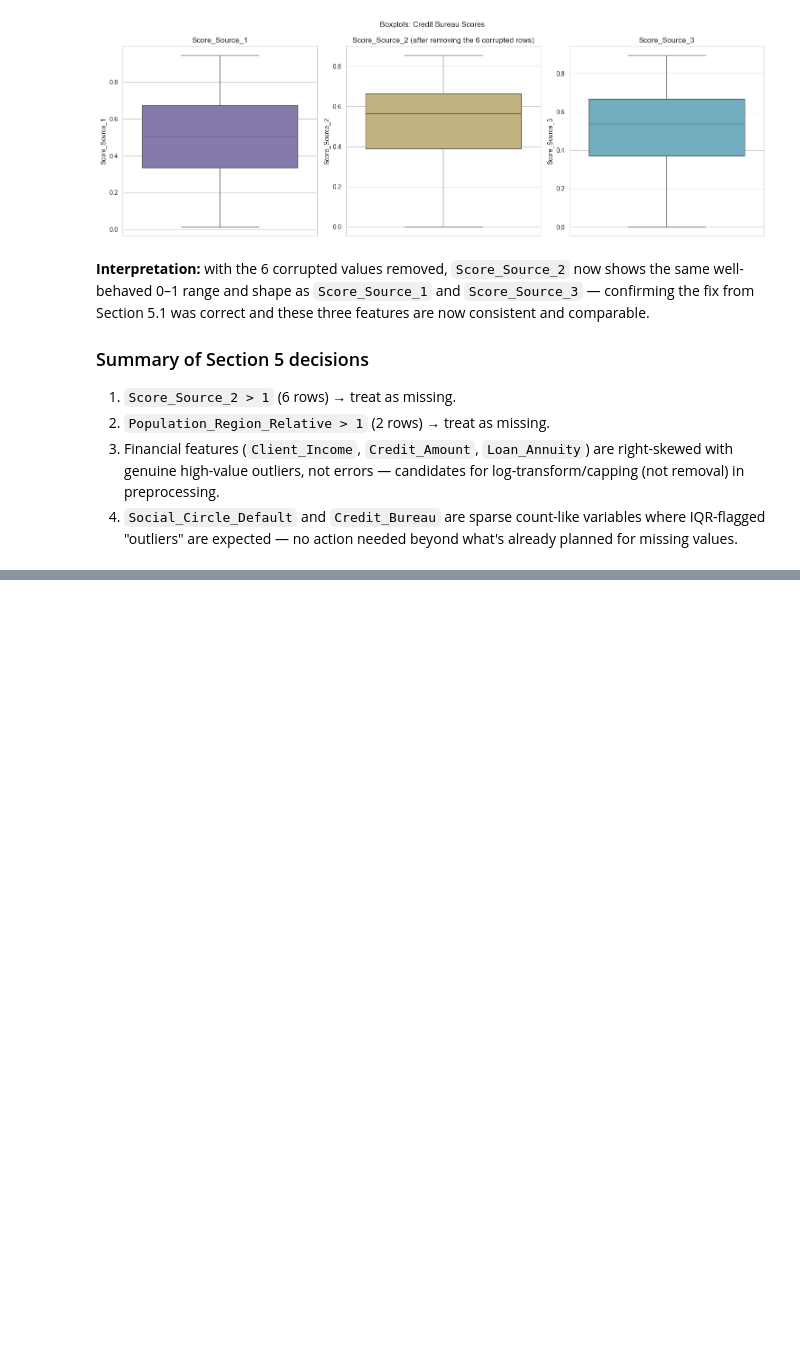
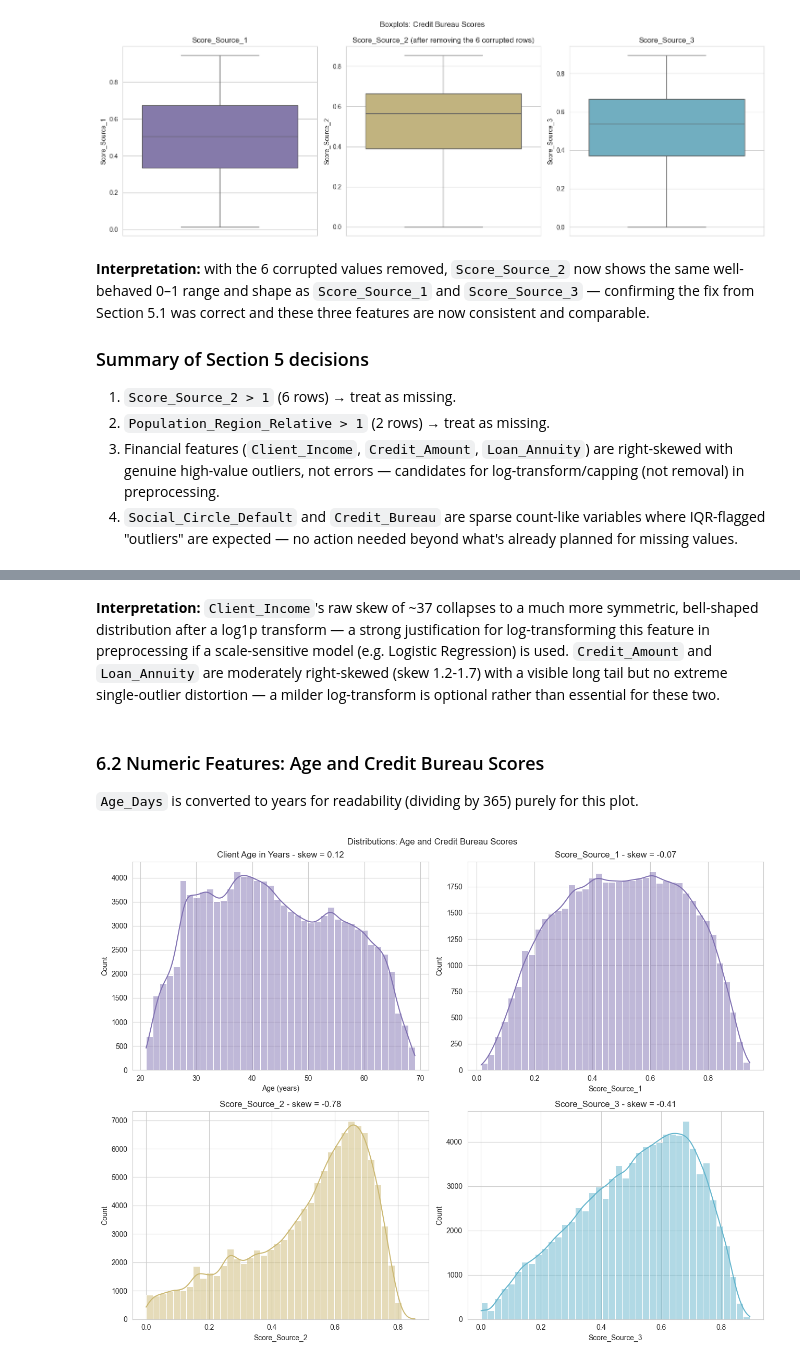
Before and after one commit to Pasiya990/FDM-AutoMobile_Loan_Default_Modelling, a Jupyter notebook: notebooks/02_eda.ipynb, the cells around one changed output, grey strips where cells are left out. Saved outputs shown, nothing was run; the diff lists cells and outputs as text; code cells hidden in the pictures; blank space fills up the shorter version.

```diff
--- a/notebooks/02_eda.ipynb
+++ b/notebooks/02_eda.ipynb
@@ -416,0 +450,30 @@ plt.show()
+# %% [markdown]
+**Interpretation:** `Client_Income`'s raw skew of ~37 collapses to a much more symmetric, bell-shaped distribution after a log1p transform — a strong justification for log-transforming this feature in preprocessing if a scale-sensitive model (e.g. Logistic Regression) is used. `Credit_Amount` and `Loan_Annuity` are moderately right-skewed (skew 1.2-1.7) with a visible long tail but no extreme single-outlier distortion — a milder log-transform is optional rather than essential for these two.
+# %% [markdown]
+### 6.2 Numeric Features: Age and Credit Bureau Scores
+
+`Age_Days` is converted to years for readability (dividing by 365) purely for this plot.
+# %%
+age_years = eda_df['Age_Days'] / 365
+
+fig, axes = plt.subplots(2, 2, figsize=(13, 10))
+
+sns.histplot(age_years.dropna(), bins=40, kde=True, ax=axes[0, 0], color='#8172B2')
+axes[0, 0].set_title(f"Client Age in Years - skew = {age_years.skew():.2f}")
+axes[0, 0].set_xlabel('Age (years)')
+
+sns.histplot(eda_df['Score_Source_1'].dropna(), bins=40, kde=True, ax=axes[0, 1], color='#8172B2')
+axes[0, 1].set_title(f"Score_Source_1 - skew = {eda_df['Score_Source_1'].skew():.2f}")
+
+sns.histplot(eda_df['Score_Source_2'].dropna(), bins=40, kde=True, ax=axes[1, 0], color='#CCB974')
+axes[1, 0].set_title(f"Score_Source_2 - skew = {eda_df['Score_Source_2'].skew():.2f}")
+
+sns.histplot(eda_df['Score_Source_3'].dropna(), bins=40, kde=True, ax=axes[1, 1], color='#64B5CD')
+axes[1, 1].set_title(f"Score_Source_3 - skew = {eda_df['Score_Source_3'].skew():.2f}")
+
+fig.suptitle('Distributions: Age and Credit Bureau Scores')
+plt.tight_layout()
+plt.savefig(os.path.join(fig_dir, '06_age_and_scores_distributions.png'), dpi=150)
+plt.show()
+# %% [output]
+[figure, added]
```
Also changed, not shown: parts of 13 cells of this notebook, 4 other files.
